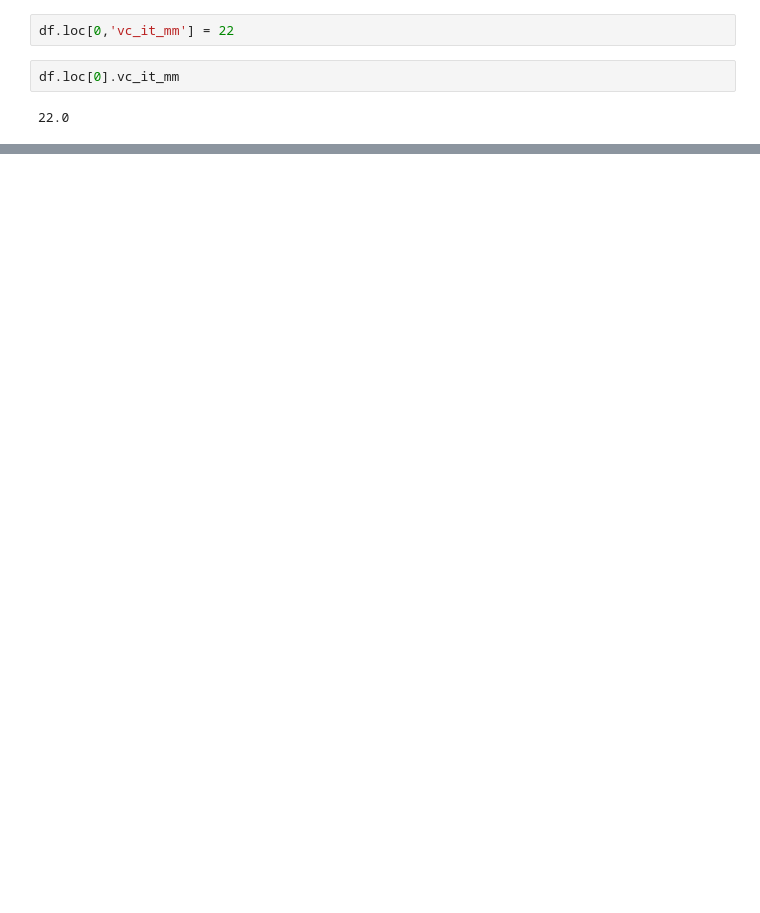
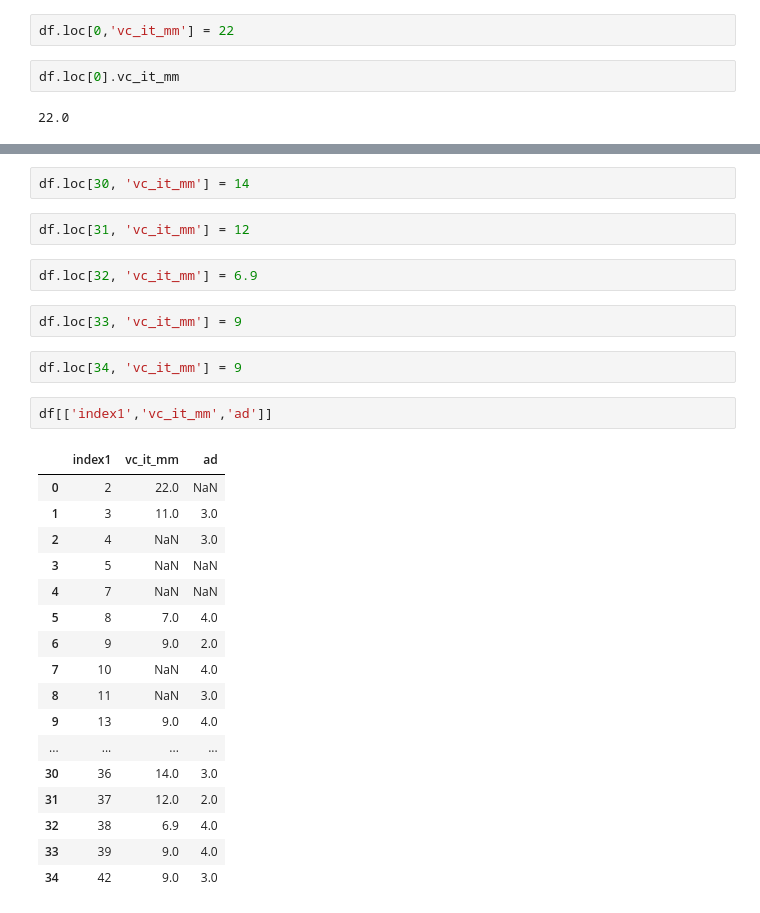
Before and after one commit to oldoc63/learningDS, a Jupyter notebook: iTmP/IT280430pm.ipynb, the cells around one changed output, grey strips where cells are left out. Drawn from its saved outputs; the diff is of its cells as text; blank space fills up the shorter version.

```diff
--- a/iTmP/IT280430pm.ipynb
+++ b/iTmP/IT280430pm.ipynb
@@ -1027,0 +1052,30 @@ Name: 2, dtype: float64
+# %%
+df.loc[30, 'vc_it_mm'] = 14
+# %%
+df.loc[31, 'vc_it_mm'] = 12
+# %%
+df.loc[32, 'vc_it_mm'] = 6.9
+# %%
+df.loc[33, 'vc_it_mm'] = 9
+# %%
+df.loc[34, 'vc_it_mm'] = 9
+# %%
+df[['index1','vc_it_mm','ad']]
+# %% [output]
+|  | index1 | vc_it_mm | ad |
+| 0 | 2 | 22.0 | NaN |
+| 1 | 3 | 11.0 | 3.0 |
+| 2 | 4 | NaN | 3.0 |
+| 3 | 5 | NaN | NaN |
+| 4 | 7 | NaN | NaN |
+| 5 | 8 | 7.0 | 4.0 |
+| 6 | 9 | 9.0 | 2.0 |
+| 7 | 10 | NaN | 4.0 |
+| 8 | 11 | NaN | 3.0 |
+| 9 | 13 | 9.0 | 4.0 |
+| ... | ... | ... | ... |
+| 30 | 36 | 14.0 | 3.0 |
+| 31 | 37 | 12.0 | 2.0 |
+| 32 | 38 | 6.9 | 4.0 |
+| 33 | 39 | 9.0 | 4.0 |
+| 34 | 42 | 9.0 | 3.0 |
```
Also changed, not shown: parts of 30 cells of this notebook, 1 other file.
